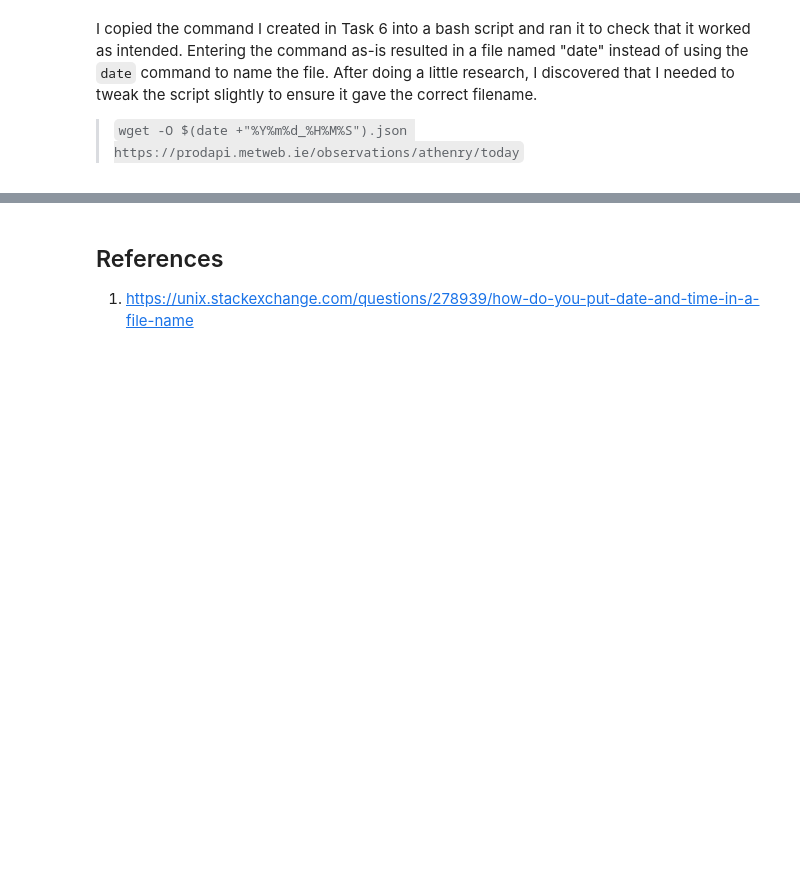
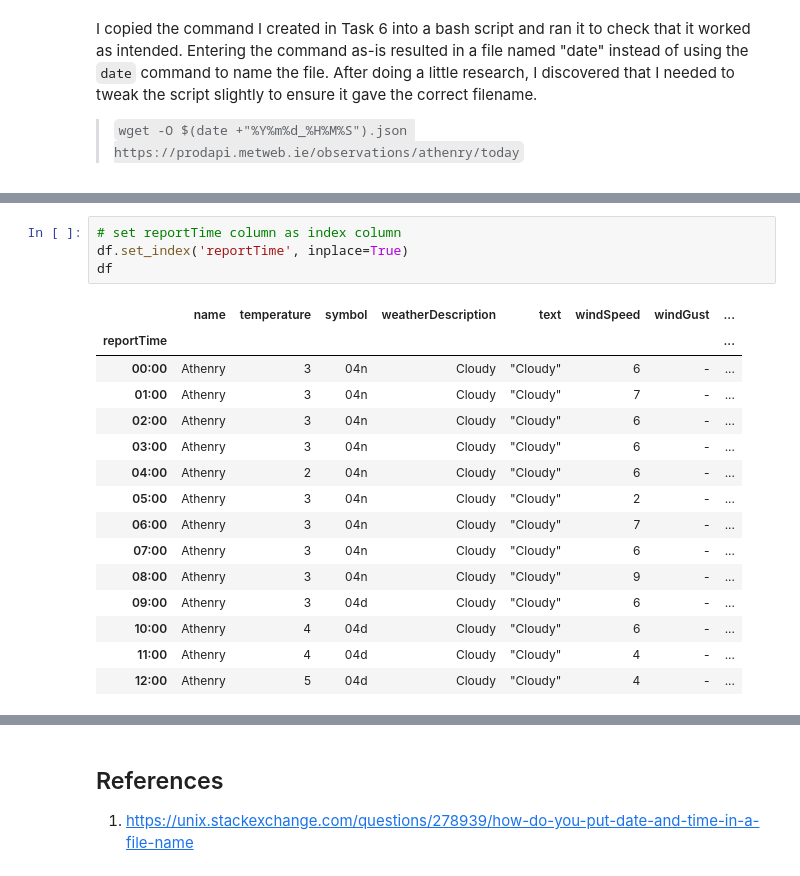
Before and after one commit to rayne-fall/computer-infrastructure, a Jupyter notebook: weather.ipynb, the cells around one changed output, grey strips where cells are left out. Cells and saved outputs as stored; diff of their text form; blank space fills up the shorter version.

```diff
--- a/weather.ipynb
+++ b/weather.ipynb
@@ -77,0 +103,20 @@ I copied the command I created in Task 6 into a bash script and ran it to check
+# %%
+# set reportTime column as index column
+df.set_index('reportTime', inplace=True)
+df
+# %% [output]
+|  | name | temperature | symbol | weatherDescription | text | windSpeed | windGust | ... |
+| reportTime |  |  |  |  |  |  |  | ... |
+| 00:00 | Athenry | 3 | 04n | Cloudy | "Cloudy" | 6 | - | ... |
+| 01:00 | Athenry | 3 | 04n | Cloudy | "Cloudy" | 7 | - | ... |
+| 02:00 | Athenry | 3 | 04n | Cloudy | "Cloudy" | 6 | - | ... |
+| 03:00 | Athenry | 3 | 04n | Cloudy | "Cloudy" | 6 | - | ... |
+| 04:00 | Athenry | 2 | 04n | Cloudy | "Cloudy" | 6 | - | ... |
+| 05:00 | Athenry | 3 | 04n | Cloudy | "Cloudy" | 2 | - | ... |
+| 06:00 | Athenry | 3 | 04n | Cloudy | "Cloudy" | 7 | - | ... |
+| 07:00 | Athenry | 3 | 04n | Cloudy | "Cloudy" | 6 | - | ... |
+| 08:00 | Athenry | 3 | 04n | Cloudy | "Cloudy" | 9 | - | ... |
+| 09:00 | Athenry | 3 | 04d | Cloudy | "Cloudy" | 6 | - | ... |
+| 10:00 | Athenry | 4 | 04d | Cloudy | "Cloudy" | 6 | - | ... |
+| 11:00 | Athenry | 4 | 04d | Cloudy | "Cloudy" | 4 | - | ... |
+| 12:00 | Athenry | 5 | 04d | Cloudy | "Cloudy" | 4 | - | ... |
```
Also changed, not shown: parts of 5 cells of this notebook.
